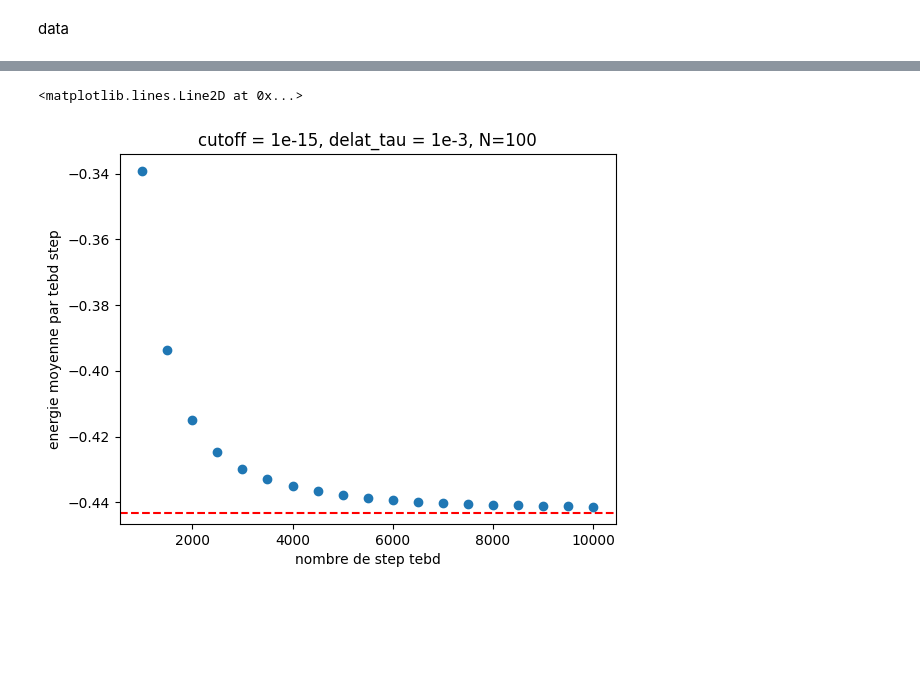
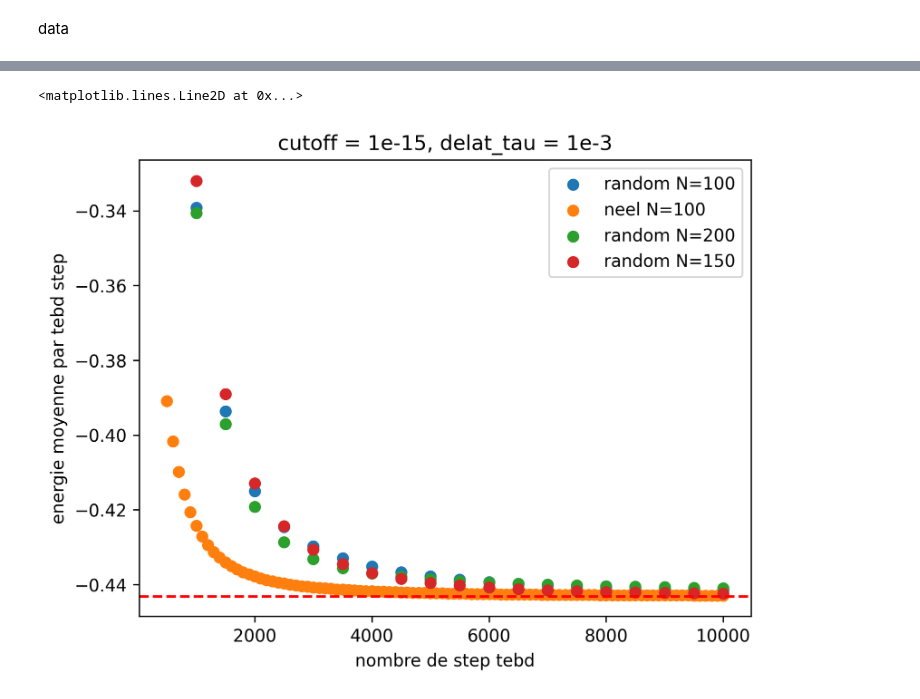
Before and after one commit to romanbeauvallet/Many-Body-Localization, a Jupyter notebook: analyse_simulations_julia/analysis.ipynb, the cells around one changed output, grey strips where cells are left out. Drawn from its saved outputs; the diff is of its cells as text; code cells hidden in the pictures; blank space fills up the shorter version.

```diff
--- a/analyse_simulations_julia/analysis.ipynb
+++ b/analyse_simulations_julia/analysis.ipynb
@@ -16,6 +20,16 @@ with open("outputN100sweep10000Neel.json", "r") as file:
     dic2 = js.load(file)
 
 print(dic2)
+
+with open("outputN200sweep10000.json", "r") as file:
+    dic3 = js.load(file)
+
+print(dic3)
+
+with open("outputN150sweep10000.json", "r") as file:
+    dic4 = js.load(file)
+
+print(dic4)
 # %% [output]
 {'effective sweep list': [1000, 500, 500, 500, 500, 500, 500, 500, 500, 500, 500, 500, 500, 500, 500, 500, 500, 500, 500], 'maximum bond dimension per tebd step': [72, 86, 98, 107, 116, 122, 128, 133, ...
 {'effective sweep list': [500, 100, 100, 100, 100, 100, 100, 100, 100, 100, 100, 100, 100, 100, 100, 100, 100, 100, 100, 100, 100, 100, 100, 100, 100, 100, 100, 100, 100, 100, 100, 100, 100, 100, 100, ...
@@ -31,12 +51,16 @@ Text(0.5, 1.0, 'cutoff = 1e-15, delat_tau = 1e-3, N=100')
 # %%
 E = 1/4 - np.log(2)
 
 fig, axes = plt.subplots()
-axes.scatter(dic["sweep range"], dic["energy sweep list"])
+axes.scatter(dic["sweep range"], dic["energy sweep list"], label="random N=100")
+axes.scatter(dic2["sweep range"], dic2["energy sweep list"], label="neel N=100")
+axes.scatter(dic3["sweep range"], dic3["energy sweep list"], label="random N=200")
+axes.scatter(dic4["sweep range"], dic4["energy sweep list"], label="random N=150")
 axes.set_xlabel("nombre de step tebd")
 axes.set_ylabel("energie moyenne par tebd step")
-axes.set_title("cutoff = 1e-15, delat_tau = 1e-3, N=100")
+axes.legend()
+axes.set_title("cutoff = 1e-15, delat_tau = 1e-3")
 axes.axhline(y=E, color='red', linestyle='--')
 # %% [output]
 <matplotlib.lines.Line2D at 0x...>
-[figure, old version]
+[figure, new version]
```
Also changed, not shown: parts of 6 cells of this notebook, 6 other files.
